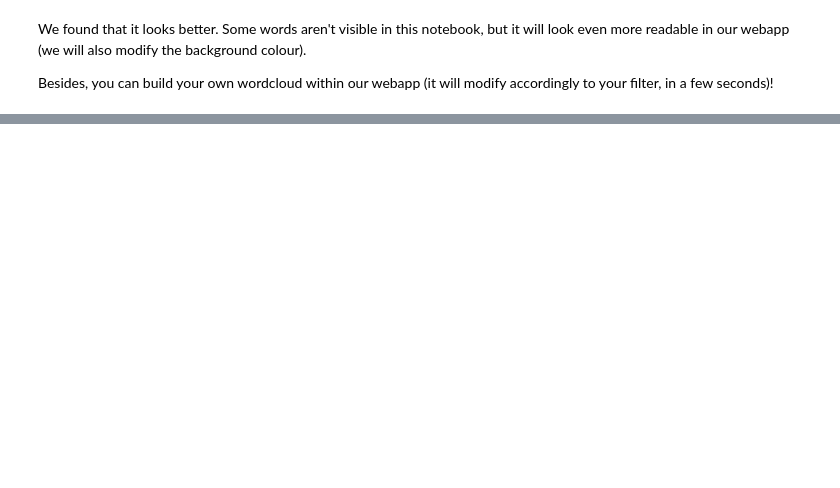
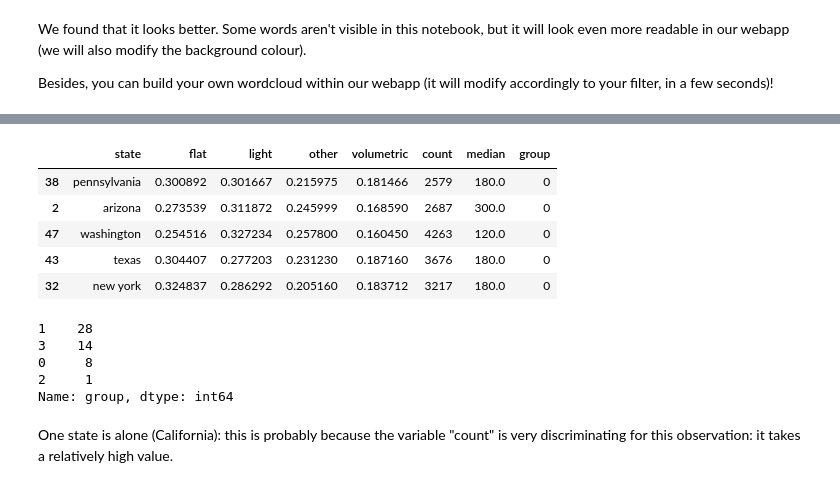
Before and after one commit to JulesBrable/UFO, a Jupyter notebook: project_main.ipynb, the cells around one changed output, grey strips where cells are left out. Saved outputs shown, nothing was run; the diff lists cells and outputs as text; code cells hidden in the pictures; blank space fills up the shorter version.

```diff
--- a/project_main.ipynb
+++ b/project_main.ipynb
@@ -519,0 +623,22 @@ Besides, you can build your own wordcloud within our webapp (it will modify acco
+# %%
+model = KMeans(n_clusters=4, random_state=42).fit(df_wide.drop("state", axis=1))
+df_wide['group'] = model.labels_
+# %%
+df_wide.sort_values("group").head()
+# %% [output]
+|  | state | flat | light | other | volumetric | count | median | group |
+| 38 | pennsylvania | 0.300892 | 0.301667 | 0.215975 | 0.181466 | 2579 | 180.0 | 0 |
+| 2 | arizona | 0.273539 | 0.311872 | 0.245999 | 0.168590 | 2687 | 300.0 | 0 |
+| 47 | washington | 0.254516 | 0.327234 | 0.257800 | 0.160450 | 4263 | 120.0 | 0 |
+| 43 | texas | 0.304407 | 0.277203 | 0.231230 | 0.187160 | 3676 | 180.0 | 0 |
+| 32 | new york | 0.324837 | 0.286292 | 0.205160 | 0.183712 | 3217 | 180.0 | 0 |
+# %%
+print(df_wide["group"].value_counts())
+# %% [output]
+1    28
+3    14
+0     8
+2     1
+Name: group, dtype: int64
+# %% [markdown]
+One state is alone (California): this is probably because the variable "count" is very discriminating for this observation: it takes a relatively high value.
```
Also changed, not shown: parts of 24 cells of this notebook, 1 other file.
